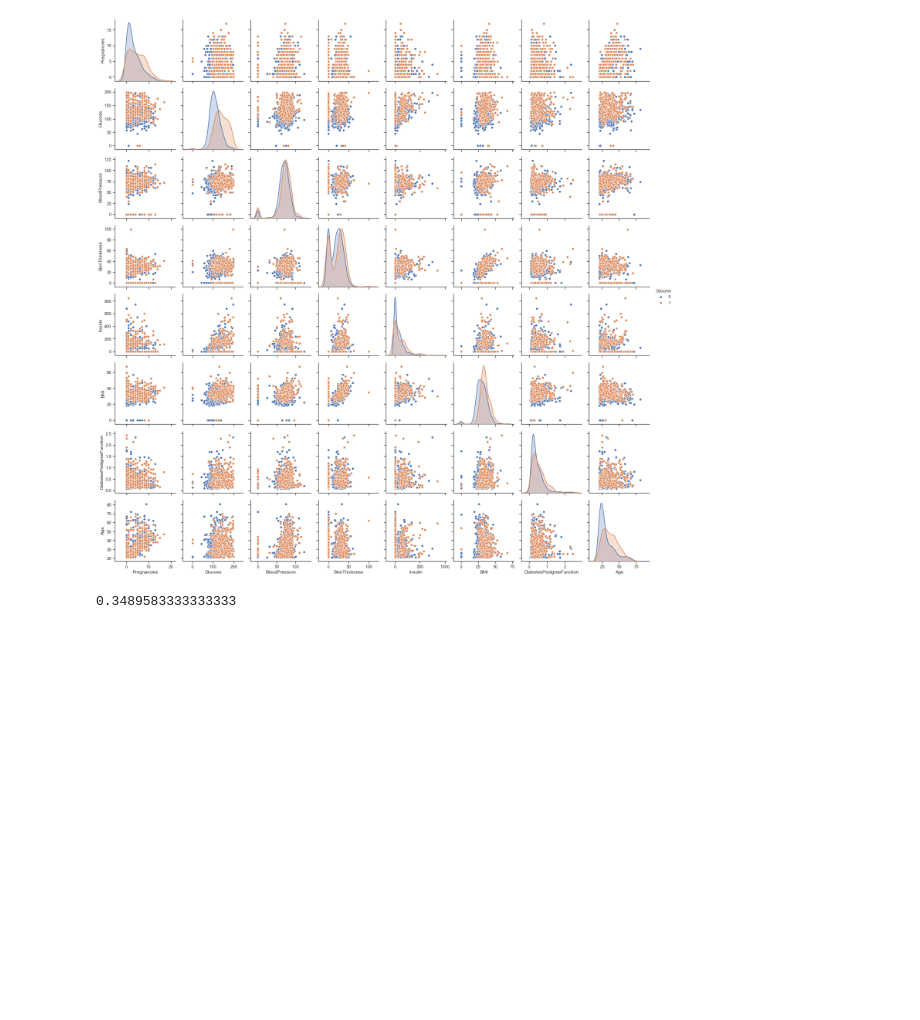
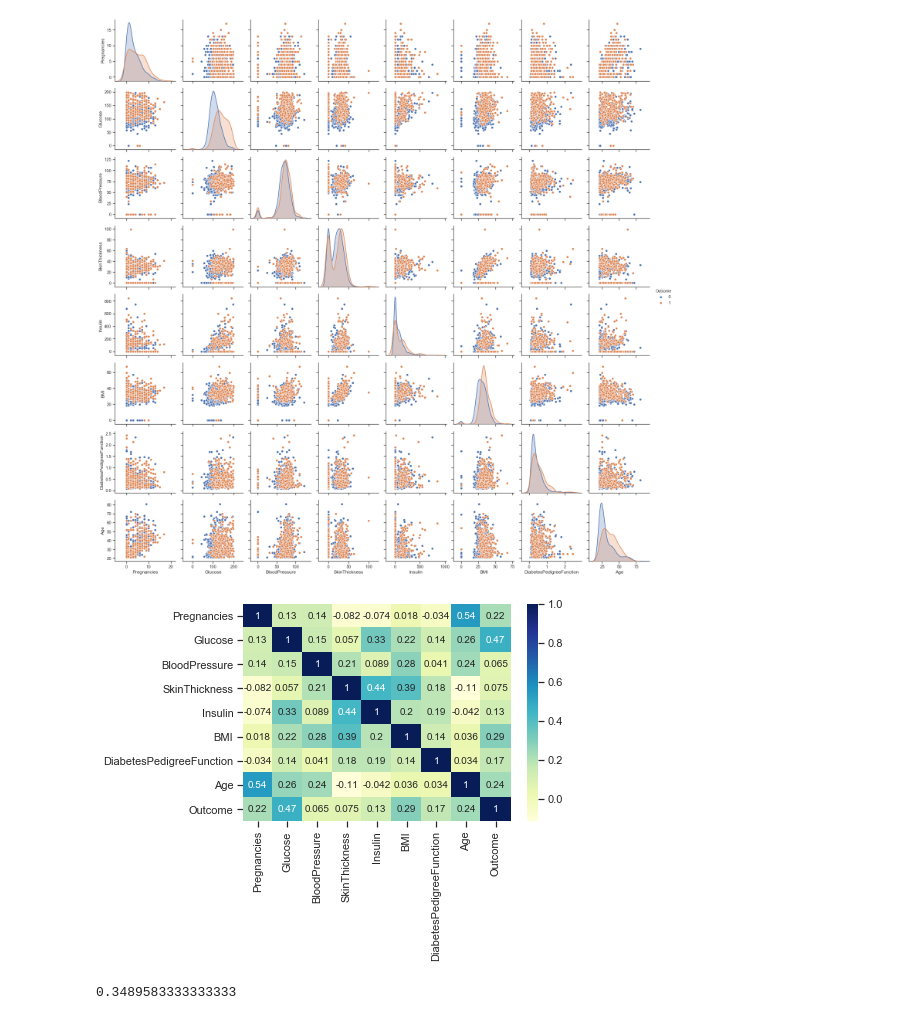
Before and after one commit to safiurrrehman/Diabetes-Case-Study, a Jupyter notebook: Diabetes Case Study.ipynb, the cells around one changed output. Saved outputs shown, nothing was run; the diff lists cells and outputs as text; code cells hidden in the pictures; blank space fills up the shorter version.

```diff
--- a/Diabetes Case Study.ipynb
+++ b/Diabetes Case Study.ipynb
@@ -80,6 +80,10 @@ array([[<matplotlib.axes._subplots.AxesSubplot object at 0x...>,
 sns.pairplot(diabetes , hue="Outcome");
 # %% [output]
 [figure]
+# %%
+sns.heatmap(diabetes.corr(), annot=True, cmap="YlGnBu");
+# %% [output]
+[figure, added]
 # %%
 268/(500 + 268)
 # %% [output]
```
